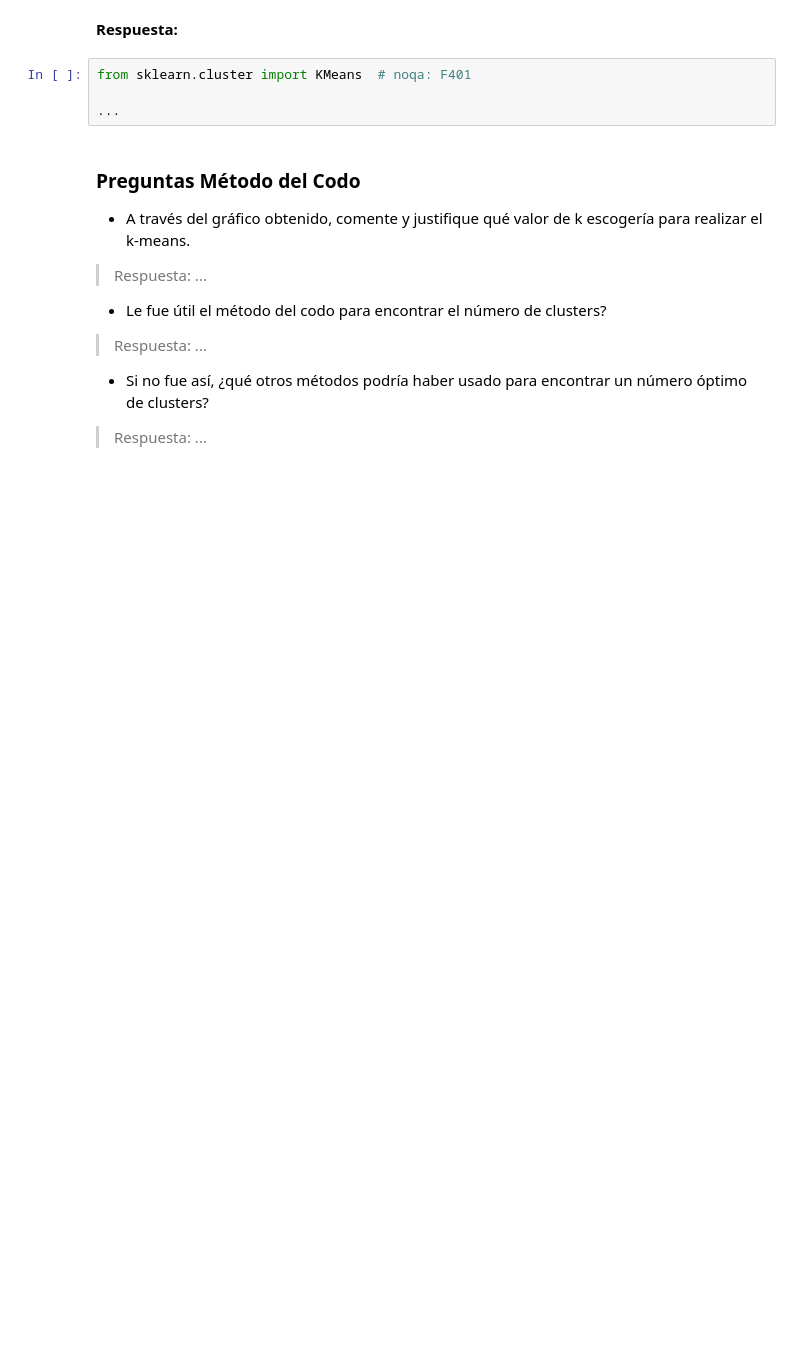
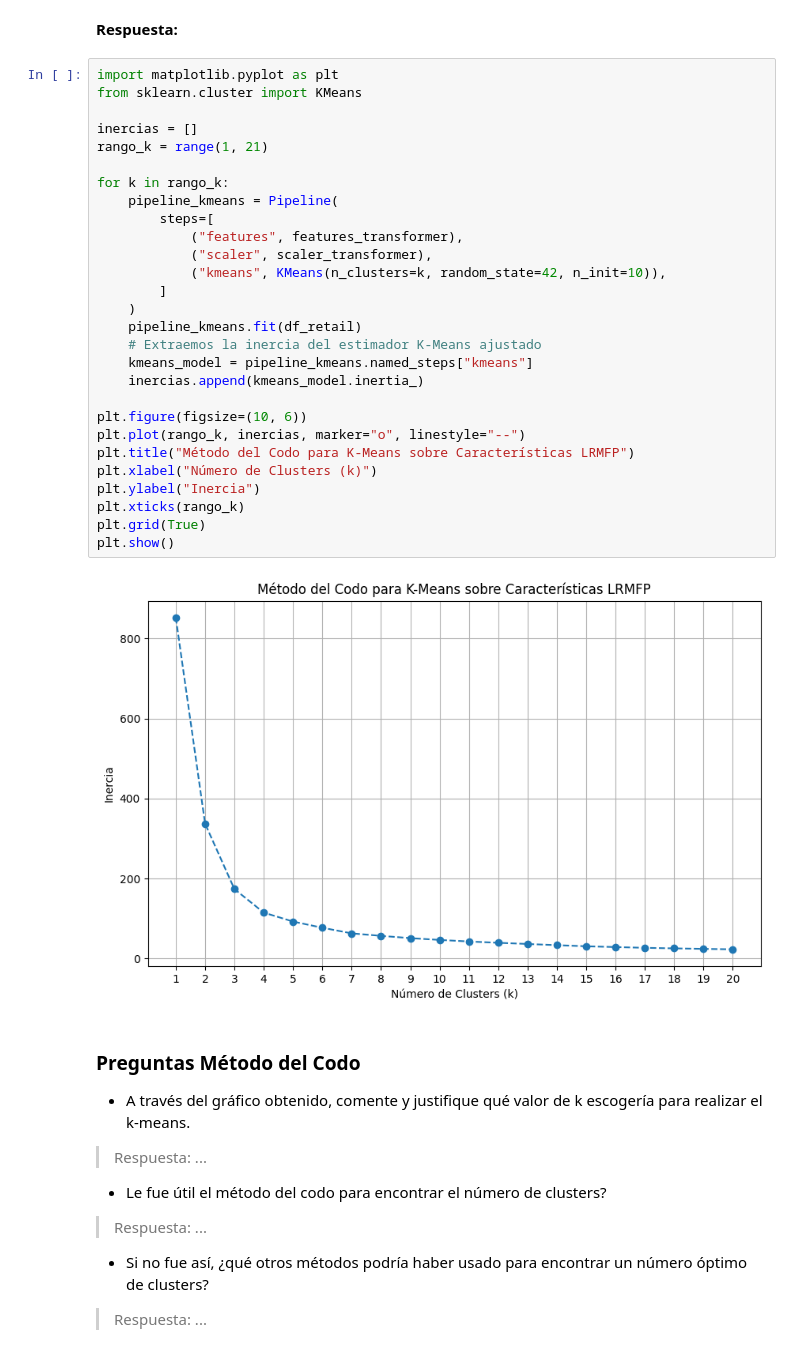
Before and after one commit to cadaeic628/MDS7202, a Jupyter notebook: labs/lab_5/Laboratorio_5.ipynb, the cells around one changed output. Cells and saved outputs as stored; diff of their text form; blank space fills up the shorter version.

```diff
--- a/labs/lab_5/Laboratorio_5.ipynb
+++ b/labs/lab_5/Laboratorio_5.ipynb
@@ -369,10 +367,36 @@ fig.show()
 Utilizando la clase creada para escalamiento, aplique el método del codo para visualizar cuál es el número de clusters que mejor se ajustan a los datos. Realice esto utilizando el algoritmo K-means dentro de un pipeline para un $k \in [1,20]$, donde k representa el número de clusters del k-means. Para la realización de esta sección y la próxima (1.4.2), considere los mismos pasos utilizados para el t-SNE, pero **permutando el algoritmo de reducción de dimensionalidad por k-means.**
 # %% [markdown]
 **Respuesta:**
-# %%
-from sklearn.cluster import KMeans  # noqa: F401
-
-...
+# %%
+import matplotlib.pyplot as plt
+from sklearn.cluster import KMeans
+
+inercias = []
+rango_k = range(1, 21)
+
+for k in rango_k:
+    pipeline_kmeans = Pipeline(
+        steps=[
+            ("features", features_transformer),
+            ("scaler", scaler_transformer),
+            ("kmeans", KMeans(n_clusters=k, random_state=42, n_init=10)),
+        ]
+    )
+    pipeline_kmeans.fit(df_retail)
+    # Extraemos la inercia del estimador K-Means ajustado
+    kmeans_model = pipeline_kmeans.named_steps["kmeans"]
+    inercias.append(kmeans_model.inertia_)
+
+plt.figure(figsize=(10, 6))
+plt.plot(rango_k, inercias, marker="o", linestyle="--")
+plt.title("Método del Codo para K-Means sobre Características LRMFP")
+plt.xlabel("Número de Clusters (k)")
+plt.ylabel("Inercia")
+plt.xticks(rango_k)
+plt.grid(True)
+plt.show()
+# %% [output]
+[figure, added]
 # %% [markdown]
 ### Preguntas Método del Codo
 
```
Also changed, not shown: parts of 3 cells of this notebook.
